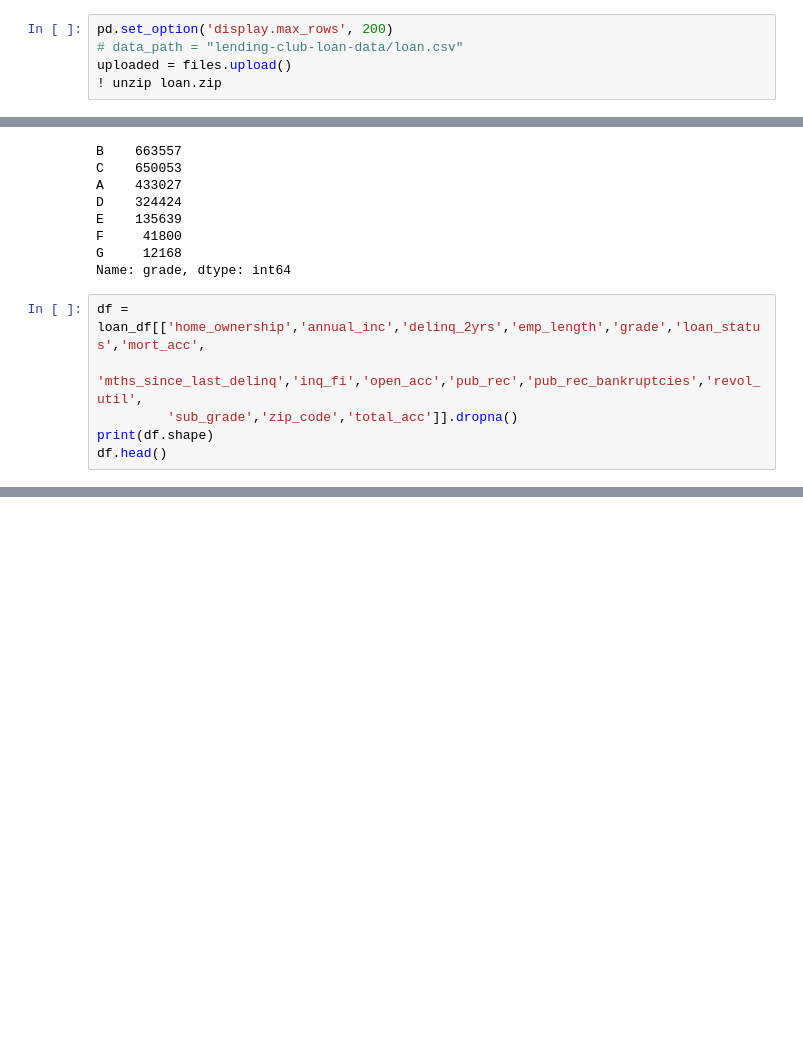
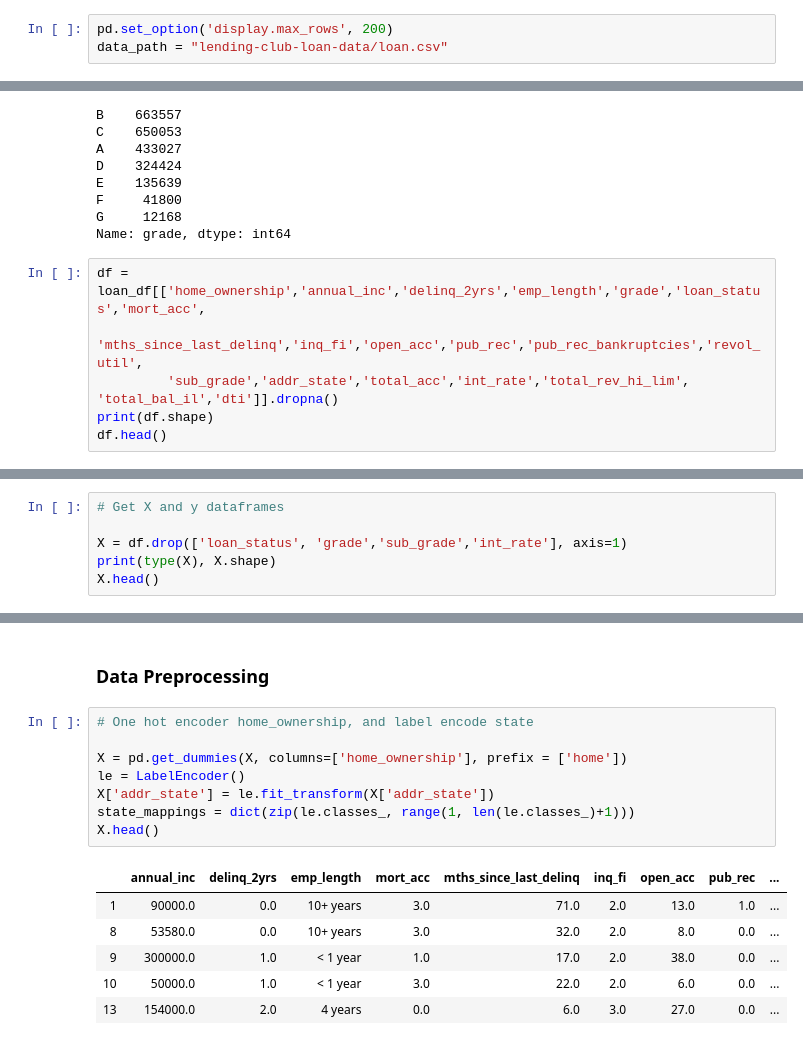
Before and after one commit to wendyfyx/lc_risk_analysis, a Jupyter notebook: ml_project.ipynb, the cells around one changed output, grey strips where cells are left out. Saved outputs shown, nothing was run; the diff lists cells and outputs as text; blank space fills up the shorter version.

Commit message:
Implement data preprocessing and feature selection

```diff
--- a/ml_project.ipynb
+++ b/ml_project.ipynb
@@ -5,5 +6,3 @@ from google.colab import files
 # %%
 pd.set_option('display.max_rows', 200)
-# data_path = "lending-club-loan-data/loan.csv"
-uploaded = files.upload()
-! unzip loan.zip
+data_path = "lending-club-loan-data/loan.csv"
@@ -103,7 +100,7 @@ Name: grade, dtype: int64
 # %%
 df = loan_df[['home_ownership','annual_inc','delinq_2yrs','emp_length','grade','loan_status','mort_acc',
          'mths_since_last_delinq','inq_fi','open_acc','pub_rec','pub_rec_bankruptcies','revol_util',
-         'sub_grade','zip_code','total_acc']].dropna()
+         'sub_grade','addr_state','total_acc','int_rate','total_rev_hi_lim', 'total_bal_il','dti']].dropna()
 print(df.shape)
 df.head()
 # %% [output]
@@ -127,0 +114,6 @@ Name: loan_status, dtype: int64
+# %%
+# Get X and y dataframes
+
+X = df.drop(['loan_status', 'grade','sub_grade','int_rate'], axis=1)
+print(type(X), X.shape)
+X.head()
@@ -127,0 +128,17 @@ Name: loan_status, dtype: int64
+# %% [markdown]
+### Data Preprocessing
+# %%
+# One hot encoder home_ownership, and label encode state
+
+X = pd.get_dummies(X, columns=['home_ownership'], prefix = ['home'])
+le = LabelEncoder()
+X['addr_state'] = le.fit_transform(X['addr_state'])
+state_mappings = dict(zip(le.classes_, range(1, len(le.classes_)+1)))
+X.head()
+# %% [output]
+|  | annual_inc | delinq_2yrs | emp_length | mort_acc | mths_since_last_delinq | inq_fi | open_acc | pub_rec | ... |
+| 1 | 90000.0 | 0.0 | 10+ years | 3.0 | 71.0 | 2.0 | 13.0 | 1.0 | ... |
+| 8 | 53580.0 | 0.0 | 10+ years | 3.0 | 32.0 | 2.0 | 8.0 | 0.0 | ... |
+| 9 | 300000.0 | 1.0 | < 1 year | 1.0 | 17.0 | 2.0 | 38.0 | 0.0 | ... |
+| 10 | 50000.0 | 1.0 | < 1 year | 3.0 | 22.0 | 2.0 | 6.0 | 0.0 | ... |
+| 13 | 154000.0 | 2.0 | 4 years | 0.0 | 6.0 | 3.0 | 27.0 | 0.0 | ... |
```
Also changed, not shown: parts of 14 cells of this notebook, 1 other file.
